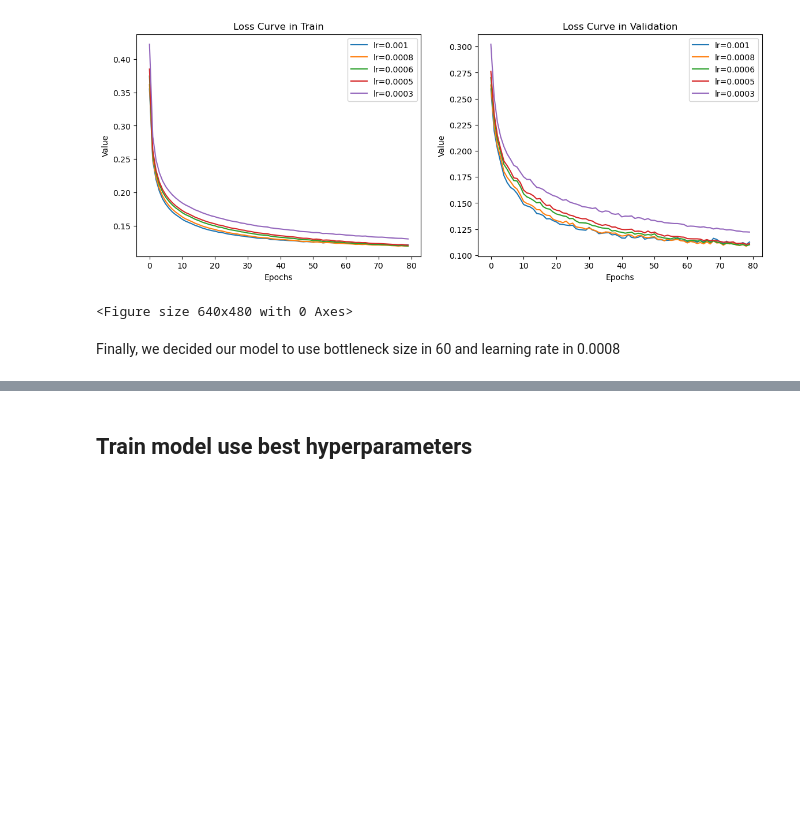
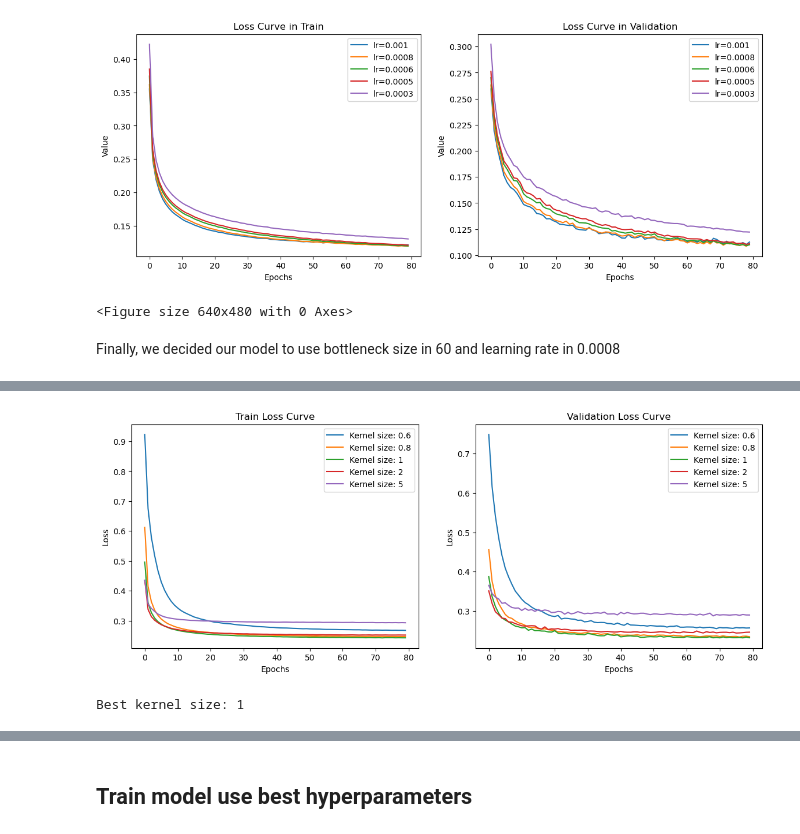
Before and after one commit to Xchai8/Autoencoder-with-KMINST-project-2, a Jupyter notebook: part_1.ipynb, the cells around one changed output, grey strips where cells are left out. Drawn from its saved outputs; the diff is of its cells as text; code cells hidden in the pictures; blank space fills up the shorter version.

```diff
--- a/part_1.ipynb
+++ b/part_1.ipynb
@@ -596,0 +780,25 @@ Finally, we decided our model to use bottleneck size in 60 and learning rate in
+# %%
+plt.figure(figsize=(14, 5))
+for sigma, (train_lc, val_lc) in history_kernel_size.items():
+    plt.subplot(121)
+    if sigma > 0.5:
+        plt.plot(train_lc, label=f'Kernel size: {sigma}')
+        plt.title('Train Loss Curve')
+        plt.xlabel('Epochs')
+        plt.ylabel('Loss')
+        plt.legend()
+
+        plt.subplot(122)
+        plt.plot(val_lc, label=f'Kernel size: {sigma}')
+        plt.title('Validation Loss Curve')
+        plt.xlabel('Epochs')
+        plt.ylabel('Loss')
+        plt.legend()
+plt.show()
+
+# Determine the best kernel size based on validation loss
+best_kernel_size = min(history_kernel_size, key=lambda k: min(history_kernel_size[k][1]))
+print(f"Best kernel size: {best_kernel_size}")
+# %% [output]
+[figure, added]
+Best kernel size: 1
```
Also changed, not shown: parts of 23 cells of this notebook, 5 other files.
